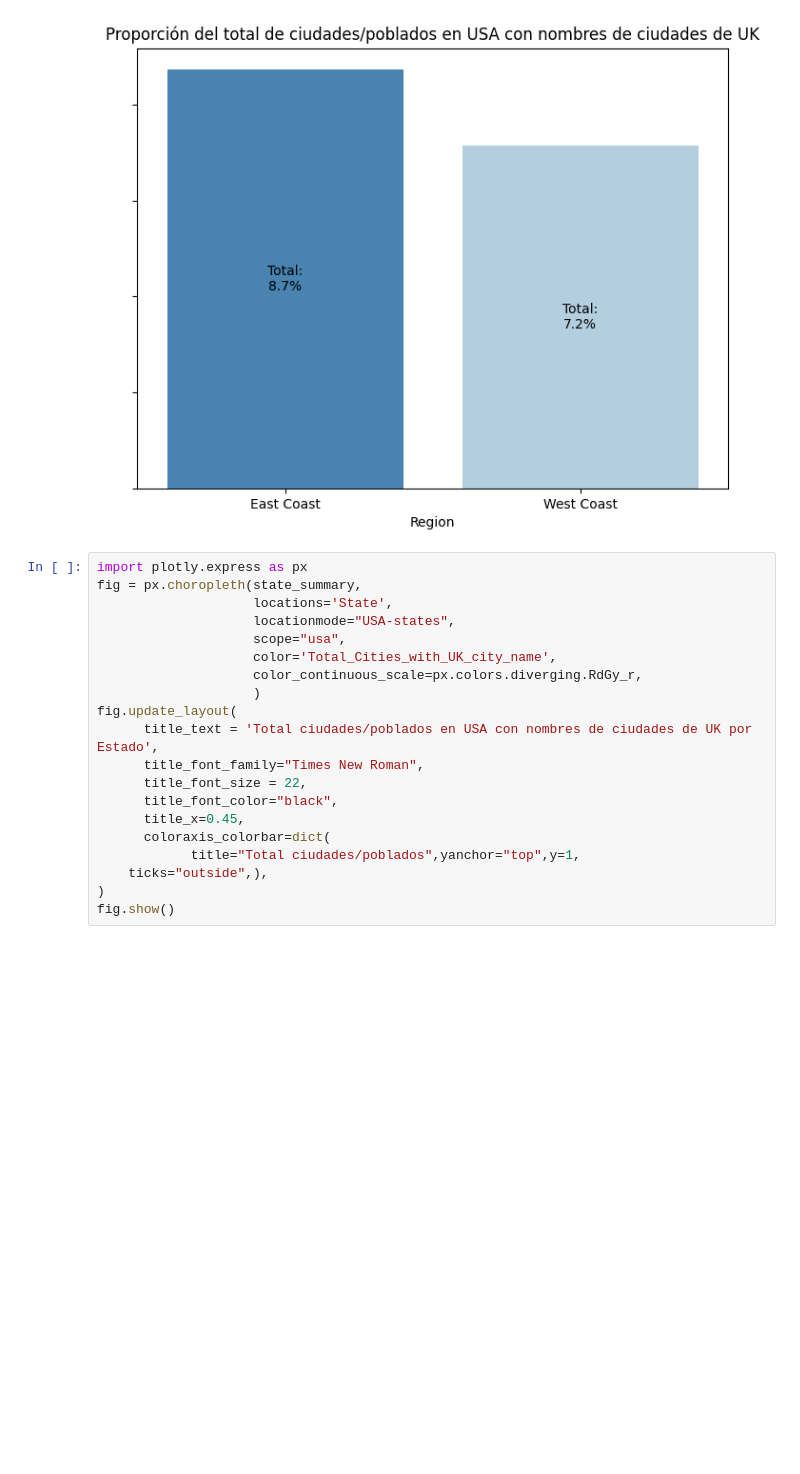
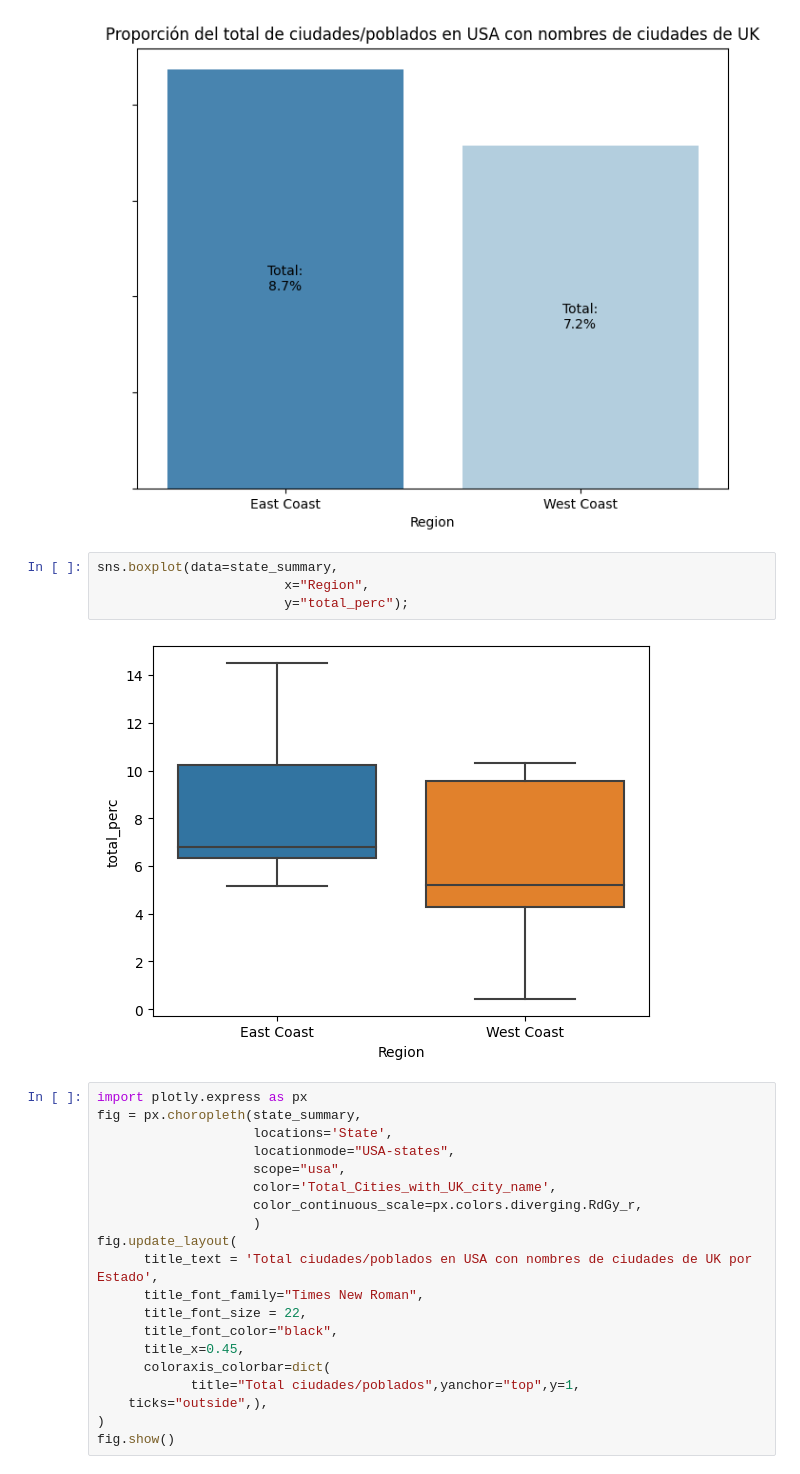
Before and after one commit to rbarrazap/codigos_publicos, a Jupyter notebook: Análisis worldcitiespop.ipynb, the cells around one changed output. Cells and saved outputs as stored; diff of their text form; blank space fills up the shorter version.

Commit message:
Añadiendo boxplot de proporción de ciudades por región

```diff
--- a/Análisis worldcitiespop.ipynb
+++ b/Análisis worldcitiespop.ipynb
@@ -399,6 +399,12 @@ for p in ax.patches:
     ax.annotate(text=text, xy=xy, ha='center', va='center')#{:.1f}%
 # %% [output]
 [figure]
+# %%
+sns.boxplot(data=state_summary,
+                        x="Region",
+                        y="total_perc");
+# %% [output]
+[figure, added]
 # %%
 import plotly.express as px
 fig = px.choropleth(state_summary,
```
